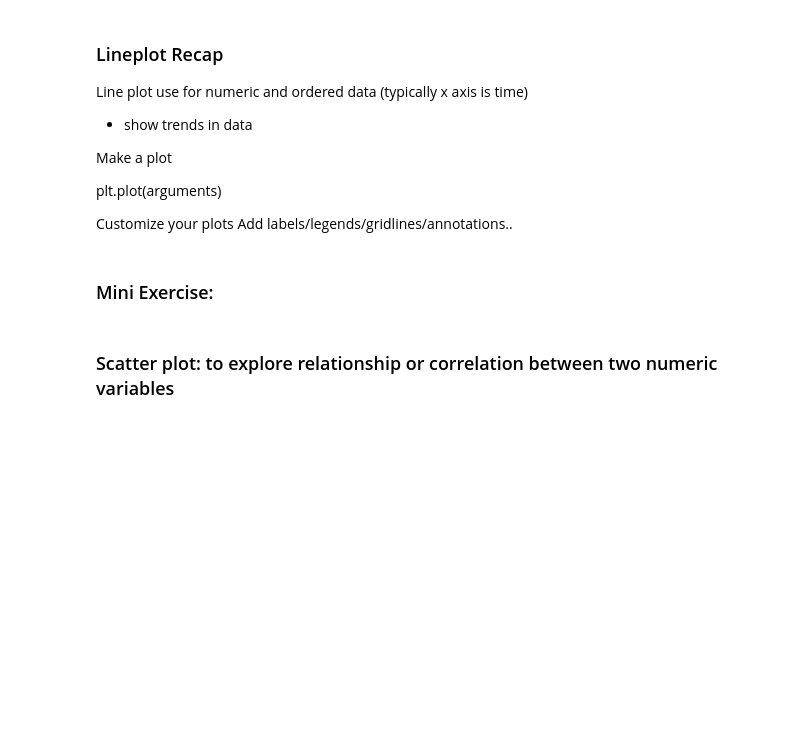
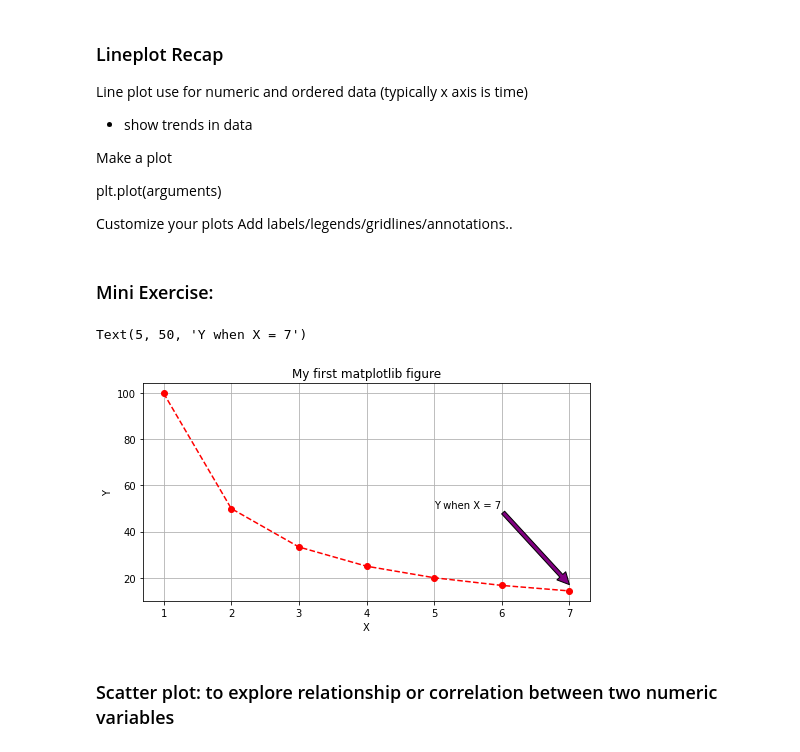
Before and after one commit to b-r-e-t-t/python-exercises, a Jupyter notebook: hopper-matplotlib-lesson.ipynb, the cells around one changed output. Saved outputs shown, nothing was run; the diff lists cells and outputs as text; code cells hidden in the pictures; blank space fills up the shorter version.

```diff
--- a/hopper-matplotlib-lesson.ipynb
+++ b/hopper-matplotlib-lesson.ipynb
@@ -93,35 +134,50 @@ Add labels/legends/gridlines/annotations..
 # %%
 # use the data below to plot x and y
 x = [1,2,3,4,5,6,7]
 y = [100/x for x in x]
 
 # use plt.plot() to make a lineplot for x vs y
 
+plt.figure(figsize = (8,4))
+
+plt.plot(x, y,
+        color = 'red',
+        marker = 'o',
+        linestyle = '--',
+        label = 'Label me')
 
 # add title to the plot using plt.title('...') notation. The chart should
 # be named 'My first matplotlib figure'
-
+plt.title('My first matplotlib figure')
 
 # add approproiate label for x and y axis using plt.xlabel('..') and plt.ylabel('..')
-
+plt.xlabel('X')
+plt.ylabel('Y')
 
 
 # add gridlines to the figure
-
+plt.grid('True')
 
 
 # Look up documention for plt.ylim() or plt.xlim()
 #use plt.ylim() and plt.xlim() to limit x and y axis limits.
 # For example: plt.xlim(0,7)
-
-
+#plt.xlim(3,7)
+#plt.ylim(10,60)
 
 # Go back above to plt.plot() and add paramaters to do the following:
 # The line color should be red
 # the marker should be 'o'
 # the linestyle should be '--'
 # add labels
 # annotate the plot to show value of y when x = 7
+plt.annotate('Y when X = 7',
+            xy = (7, 17),
+            xytext = (5, 50),
+            arrowprops = dict(facecolor = 'purple'))
+# %% [output]
+Text(5, 50, 'Y when X = 7')
+[figure, added]
 # %% [markdown]
 ### Scatter plot:  to explore relationship or correlation between two numeric variables
 # %%
```
Also changed, not shown: parts of 11 cells of this notebook, 1 other file.
